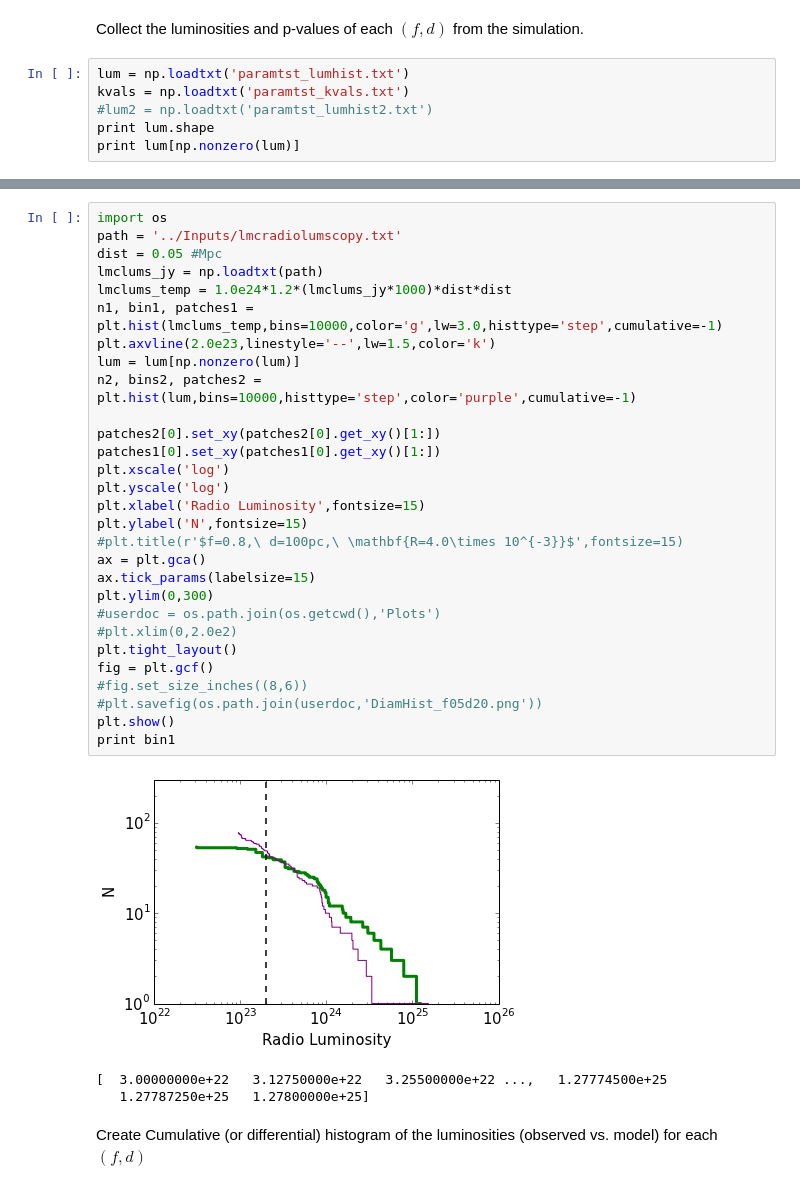
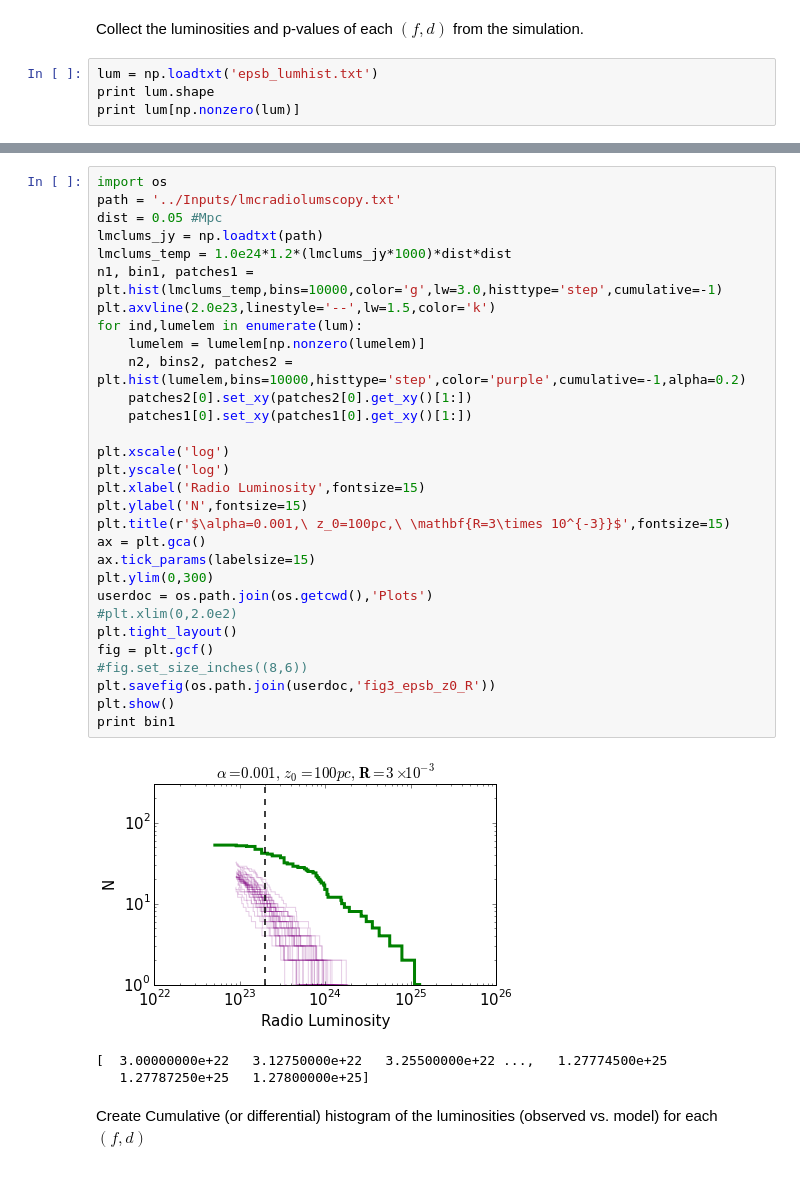
Before and after one commit to sks67/RadioSNRs, a Jupyter notebook: RADSNRS/DataAnalysis/data_analysis.ipynb, the cells around one changed output, grey strips where cells are left out. Cells and saved outputs as stored; diff of their text form.

```diff
--- a/RADSNRS/DataAnalysis/data_analysis.ipynb
+++ b/RADSNRS/DataAnalysis/data_analysis.ipynb
@@ -7,9 +22,7 @@ Populating the interactive namespace from numpy and matplotlib
 # %% [markdown]
 Collect the luminosities and p-values of each $(f,d)$ from the simulation.
 # %%
-lum = np.loadtxt('paramtst_lumhist.txt')
-kvals = np.loadtxt('paramtst_kvals.txt')
-#lum2 = np.loadtxt('paramtst_lumhist2.txt')
+lum = np.loadtxt('epsb_lumhist.txt')
 print lum.shape
 print lum[np.nonzero(lum)]
 # %% [output]
@@ -33,34 +46,35 @@ print lum[np.nonzero(lum)]
 # %%
 import os
 path = '../Inputs/lmcradiolumscopy.txt'
 dist = 0.05 #Mpc
 lmclums_jy = np.loadtxt(path)
 lmclums_temp = 1.0e24*1.2*(lmclums_jy*1000)*dist*dist
 n1, bin1, patches1 = plt.hist(lmclums_temp,bins=10000,color='g',lw=3.0,histtype='step',cumulative=-1)
 plt.axvline(2.0e23,linestyle='--',lw=1.5,color='k')
-lum = lum[np.nonzero(lum)]
-n2, bins2, patches2 = plt.hist(lum,bins=10000,histtype='step',color='purple',cumulative=-1)
+for ind,lumelem in enumerate(lum):
+    lumelem = lumelem[np.nonzero(lumelem)]
+    n2, bins2, patches2 = plt.hist(lumelem,bins=10000,histtype='step',color='purple',cumulative=-1,alpha=0.2)
+    patches2[0].set_xy(patches2[0].get_xy()[1:])
+    patches1[0].set_xy(patches1[0].get_xy()[1:])
 
-patches2[0].set_xy(patches2[0].get_xy()[1:])
-patches1[0].set_xy(patches1[0].get_xy()[1:])
 plt.xscale('log')
 plt.yscale('log')
 plt.xlabel('Radio Luminosity',fontsize=15)
 plt.ylabel('N',fontsize=15)
-#plt.title(r'$f=0.8,\ d=100pc,\ \mathbf{R=4.0\times 10^{-3}}$',fontsize=15)
+plt.title(r'$\alpha=0.001,\ z_0=100pc,\ \mathbf{R=3\times 10^{-3}}$',fontsize=15)
 ax = plt.gca()
 ax.tick_params(labelsize=15)
 plt.ylim(0,300)
-#userdoc = os.path.join(os.getcwd(),'Plots')
+userdoc = os.path.join(os.getcwd(),'Plots')
 #plt.xlim(0,2.0e2)
 plt.tight_layout()
 fig = plt.gcf()
 #fig.set_size_inches((8,6))
-#plt.savefig(os.path.join(userdoc,'DiamHist_f05d20.png'))
+plt.savefig(os.path.join(userdoc,'fig3_epsb_z0_R'))
 plt.show()
 print bin1
 # %% [output]
-[figure, old version]
+[figure, new version]
 [  3.00000000e+22   3.12750000e+22   3.25500000e+22 ...,   1.27774500e+25
    1.27787250e+25   1.27800000e+25]
 # %% [markdown]
```
Also changed, not shown: parts of 2 cells of this notebook, 20 other files.
